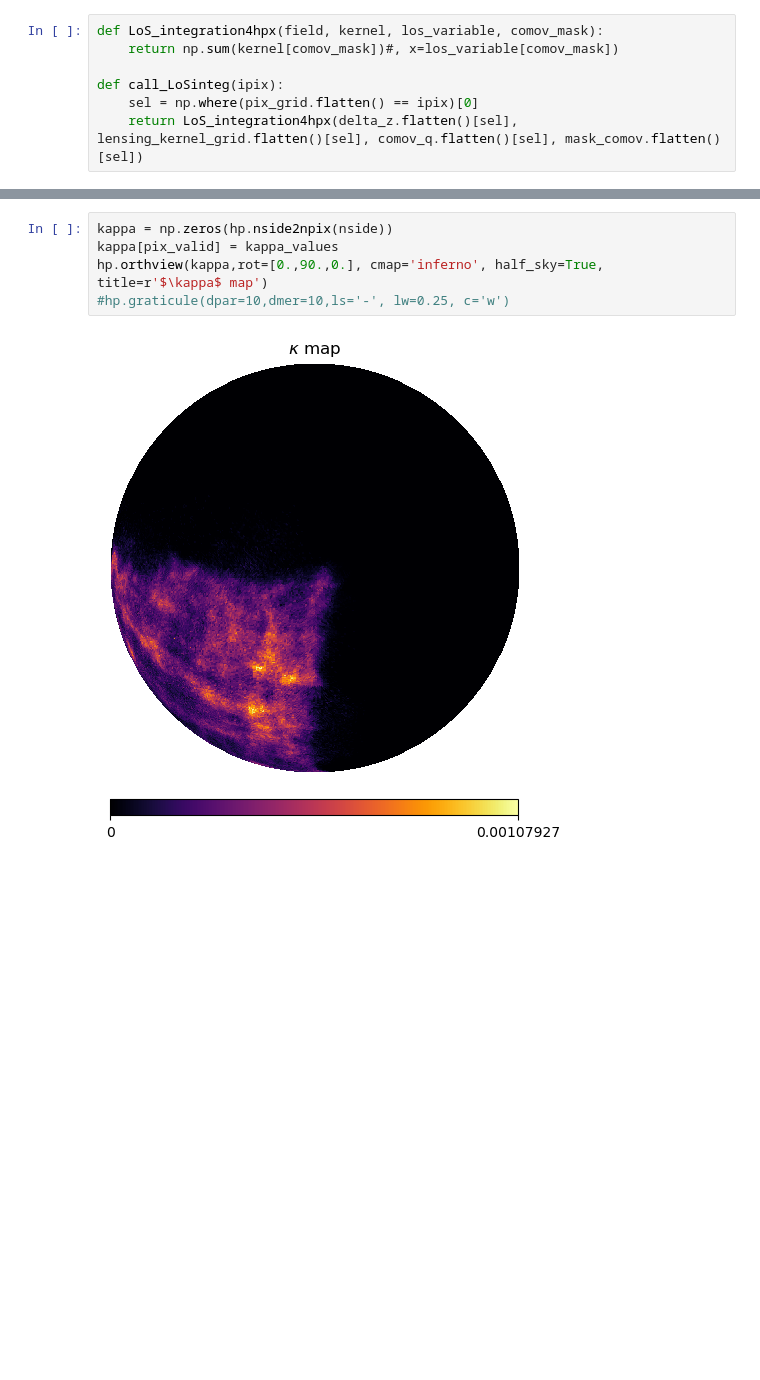
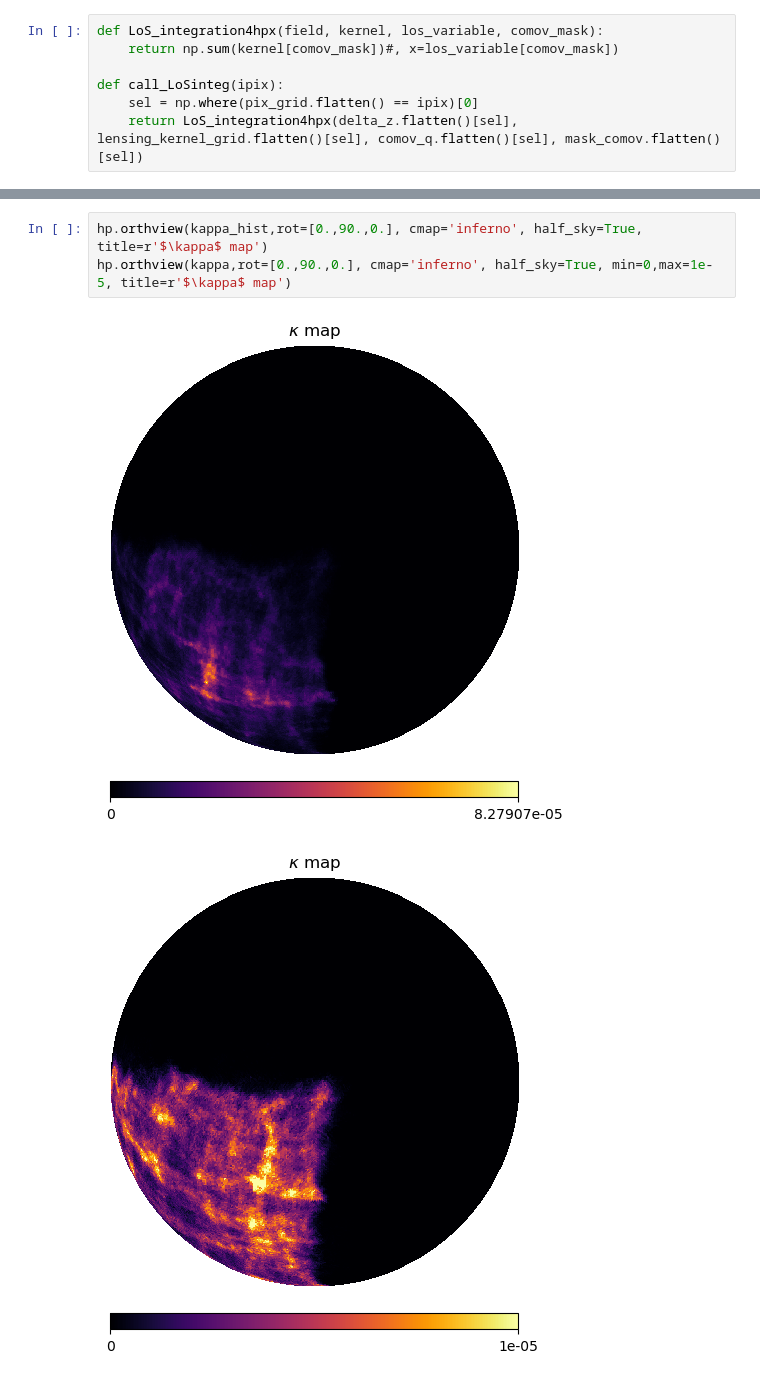
Before and after one commit to exgalsky/lptmap, a Jupyter notebook: py/webskylpt/toy_model_code/light_cone.ipynb, the cells around one changed output, grey strips where cells are left out. Cells and saved outputs as stored; diff of their text form; blank space fills up the shorter version.

```diff
--- a/py/webskylpt/toy_model_code/light_cone.ipynb
+++ b/py/webskylpt/toy_model_code/light_cone.ipynb
@@ -171,7 +170,6 @@ kappa_values = Parallel(n_jobs=-2, prefer="threads")(delayed (call_LoSinteg)(pix
-# %%
-kappa = np.zeros(hp.nside2npix(nside))
-kappa[pix_valid] = kappa_values
-hp.orthview(kappa,rot=[0.,90.,0.], cmap='inferno', half_sky=True, title=r'$\kappa$ map')
-#hp.graticule(dpar=10,dmer=10,ls='-', lw=0.25, c='w')
-# %% [output]
-[figure, removed]
+# %%
+hp.orthview(kappa_hist,rot=[0.,90.,0.], cmap='inferno', half_sky=True, title=r'$\kappa$ map')
+hp.orthview(kappa,rot=[0.,90.,0.], cmap='inferno', half_sky=True, min=0,max=1e-5, title=r'$\kappa$ map')
+# %% [output]
+[figure, added]
+[figure, added]
```
Also changed, not shown: parts of 13 cells of this notebook.
